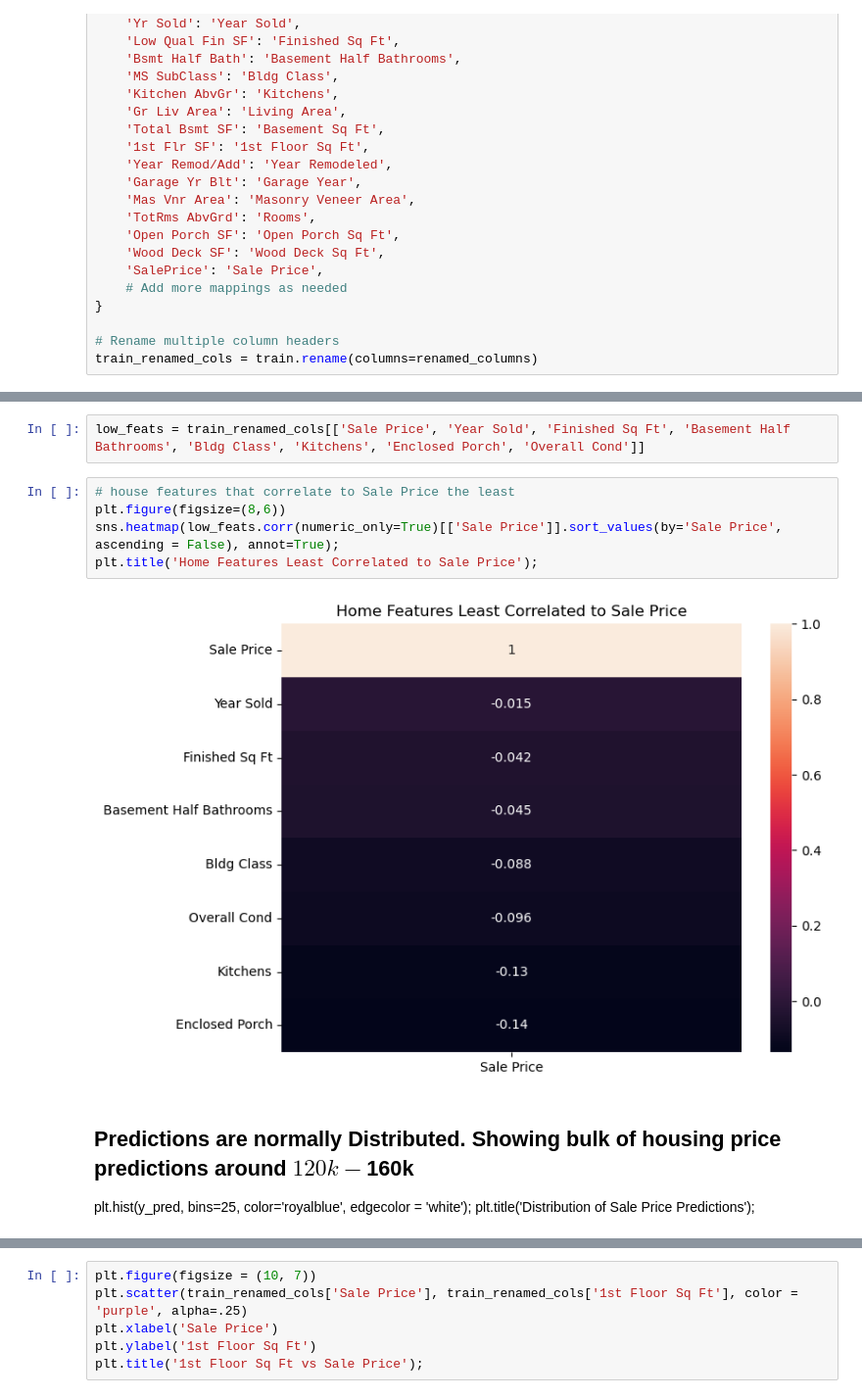
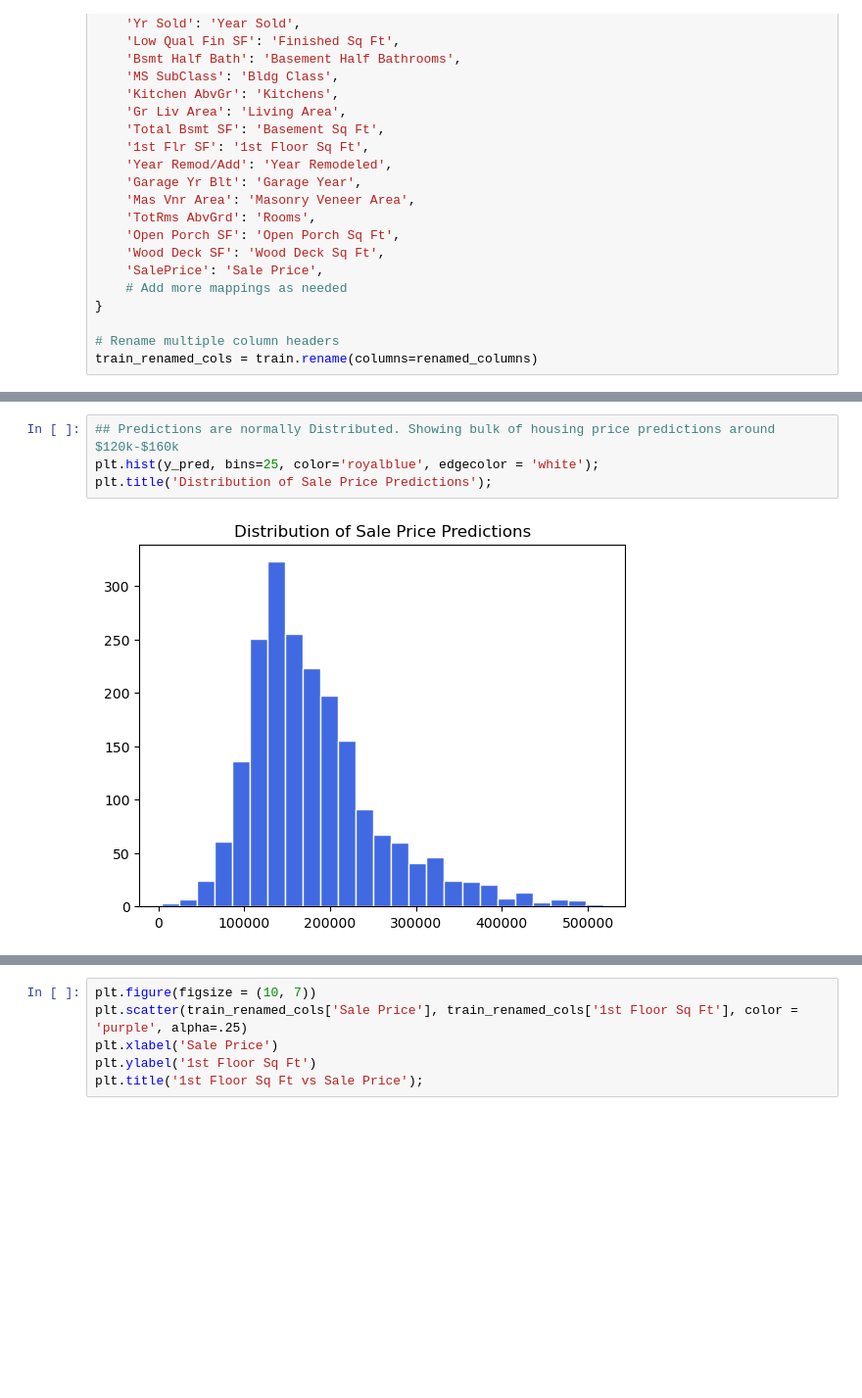
Before and after one commit to jayohhhhh/Ames-Iowa-Housing-Price-Model, a Jupyter notebook: code/final_model.ipynb, the cells around one changed output, grey strips where cells are left out. Shown: that part at 98% size. Drawn from its saved outputs; the diff is of its cells as text; blank space fills up the shorter version.

```diff
--- a/code/final_model.ipynb
+++ b/code/final_model.ipynb
@@ -648,14 +540,7 @@ plt.title('Home Features Most Correlated to Sale Price');
-# %%
-low_feats = train_renamed_cols[['Sale Price', 'Year Sold', 'Finished Sq Ft', 'Basement Half Bathrooms', 'Bldg Class', 'Kitchens', 'Enclosed Porch', 'Overall Cond']]
-# %%
-# house features that correlate to Sale Price the least
-plt.figure(figsize=(8,6))
-sns.heatmap(low_feats.corr(numeric_only=True)[['Sale Price']].sort_values(by='Sale Price', ascending = False), annot=True);
-plt.title('Home Features Least Correlated to Sale Price');
-# %% [output]
-[figure, removed]
-# %% [markdown]
-## Predictions are normally Distributed. Showing bulk of housing price predictions around $120k-$160k
-plt.hist(y_pred, bins=25, color='royalblue', edgecolor = 'white');
-plt.title('Distribution of Sale Price Predictions');
+# %%
+## Predictions are normally Distributed. Showing bulk of housing price predictions around $120k-$160k
+plt.hist(y_pred, bins=25, color='royalblue', edgecolor = 'white');
+plt.title('Distribution of Sale Price Predictions');
+# %% [output]
+[figure, added]
 # %%
```
Also changed, not shown: parts of 65 cells of this notebook, 1 other file.
